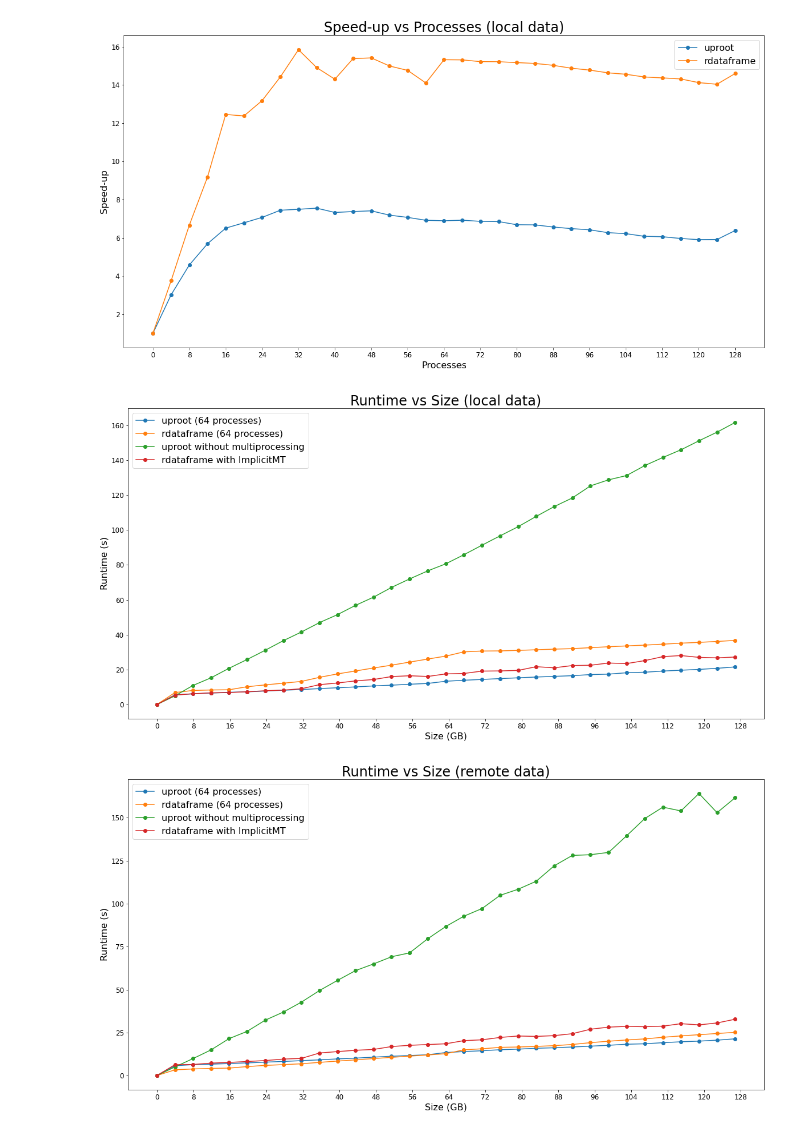
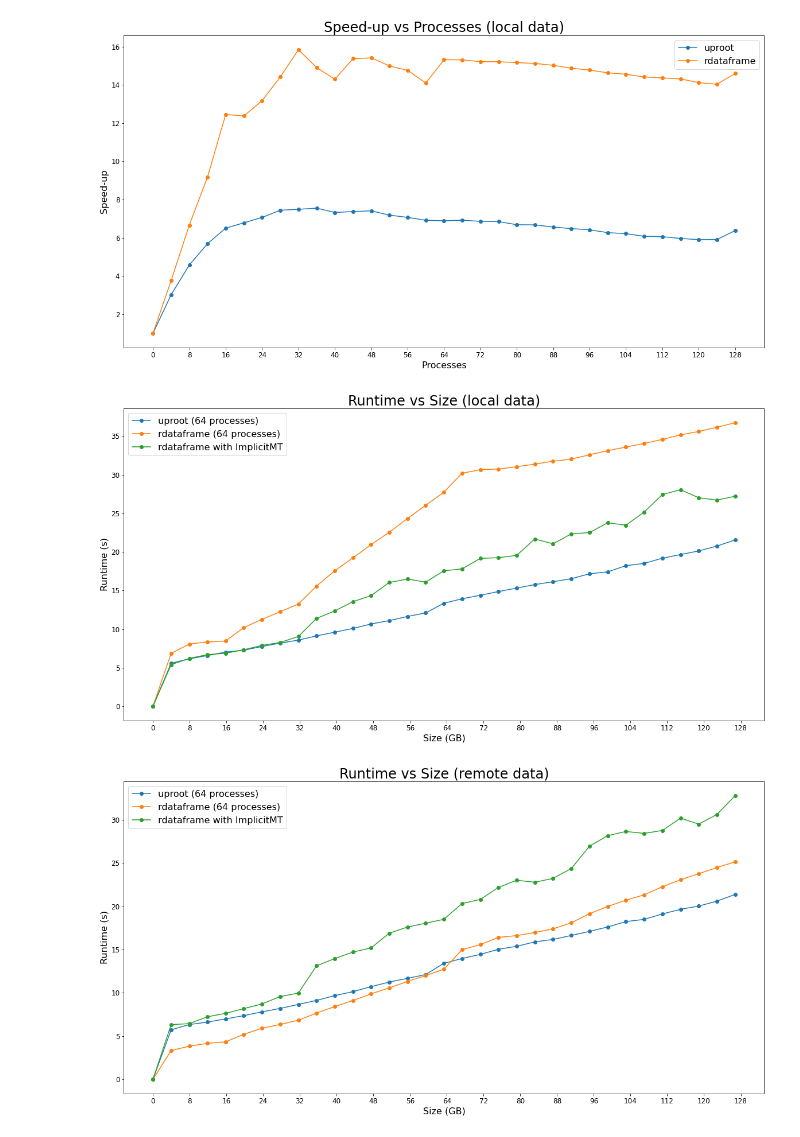
Before and after one commit to bucket420/DOE-INFN-2022, a Jupyter notebook: performance_analysis.ipynb, the cells around one changed output. Saved outputs shown, nothing was run; the diff lists cells and outputs as text; code cells hidden in the pictures.

```diff
--- a/performance_analysis.ipynb
+++ b/performance_analysis.ipynb
@@ -78,19 +78,19 @@ plot('Speed-up vs Processes (local data)',
 # %%
 plot('Runtime vs Size (local data)',
      'Size (GB)',
      'Runtime (s)',
      "runtime_tests_uproot/tesla/runtime_vs_size_mp_64_128_4_10.csv",
      "uproot (64 processes)",
      "runtime_tests_rdf/tesla/runtime_vs_size_mp_64_128_4_10.csv",
      "rdataframe (64 processes)",
-     "runtime_tests_uproot/tesla/runtime_vs_size_128_4_10.csv",
-     "uproot without multiprocessing",
+#      "runtime_tests_uproot/tesla/runtime_vs_size_128_4_10.csv",
+#      "uproot without multiprocessing",
      "runtime_tests_rdf/tesla/runtime_vs_size_128_4_10.csv",
      "rdataframe with ImplicitMT",
 #      log_scale=True
     )
 # %% [output]
-[figure, old version]
+[figure, new version]
 # %%
 plot('Runtime vs Size (remote data)',
      'Size (GB)',
@@ -99,11 +99,11 @@ plot('Runtime vs Size (remote data)',
      "uproot (64 processes)",
      "runtime_tests_rdf/tesla_remote/runtime_vs_size_mp_64_128_4_10.csv",
      "rdataframe (64 processes)",
-     "runtime_tests_uproot/tesla_remote/runtime_vs_size_128_4_10.csv",
-     "uproot without multiprocessing",
+#      "runtime_tests_uproot/tesla_remote/runtime_vs_size_128_4_10.csv",
+#      "uproot without multiprocessing",
      "runtime_tests_rdf/tesla_remote/runtime_vs_size_128_4_10.csv",
      "rdataframe with ImplicitMT",
 #      log_scale=True
     )
 # %% [output]
-[figure, old version]
+[figure, new version]
```
Also changed, not shown: parts of 5 cells of this notebook, 1 other file.
